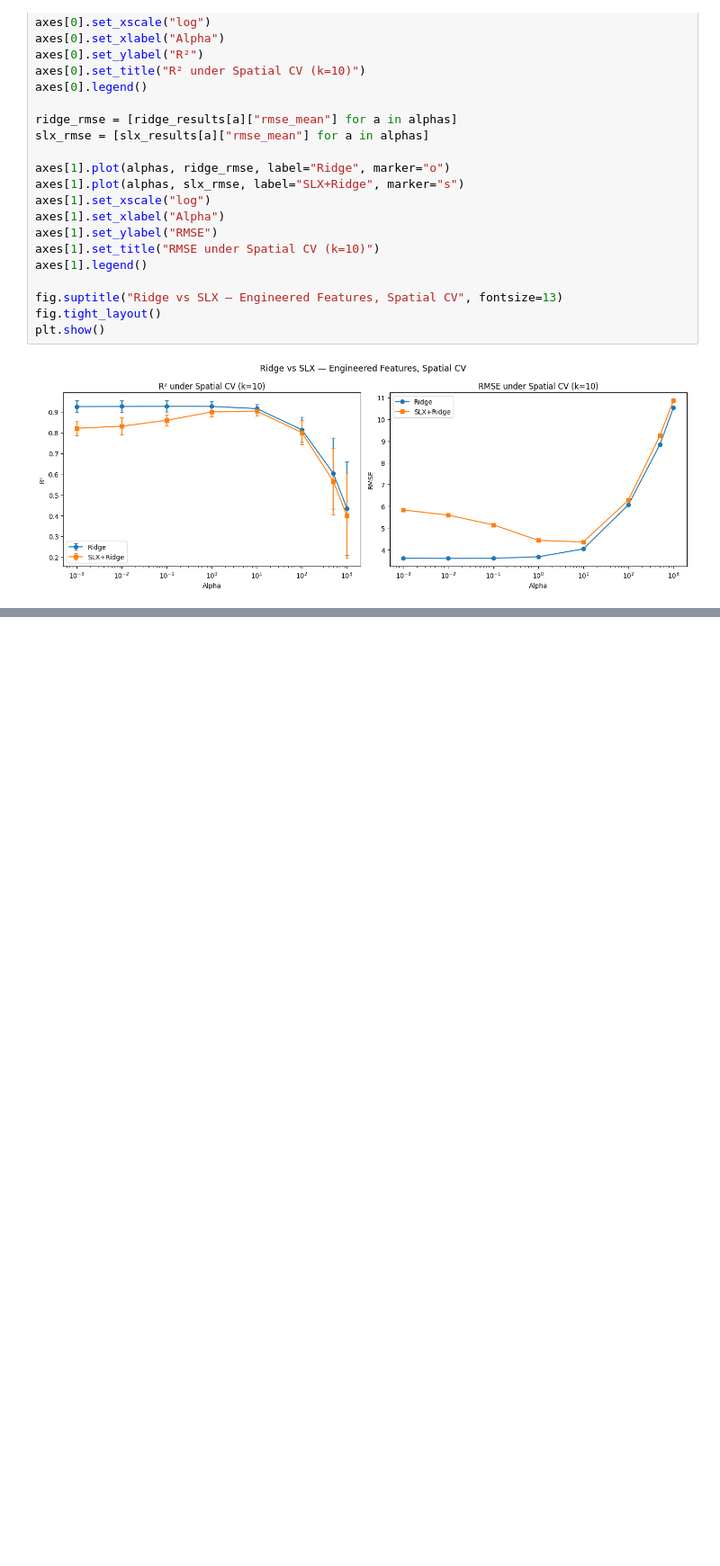
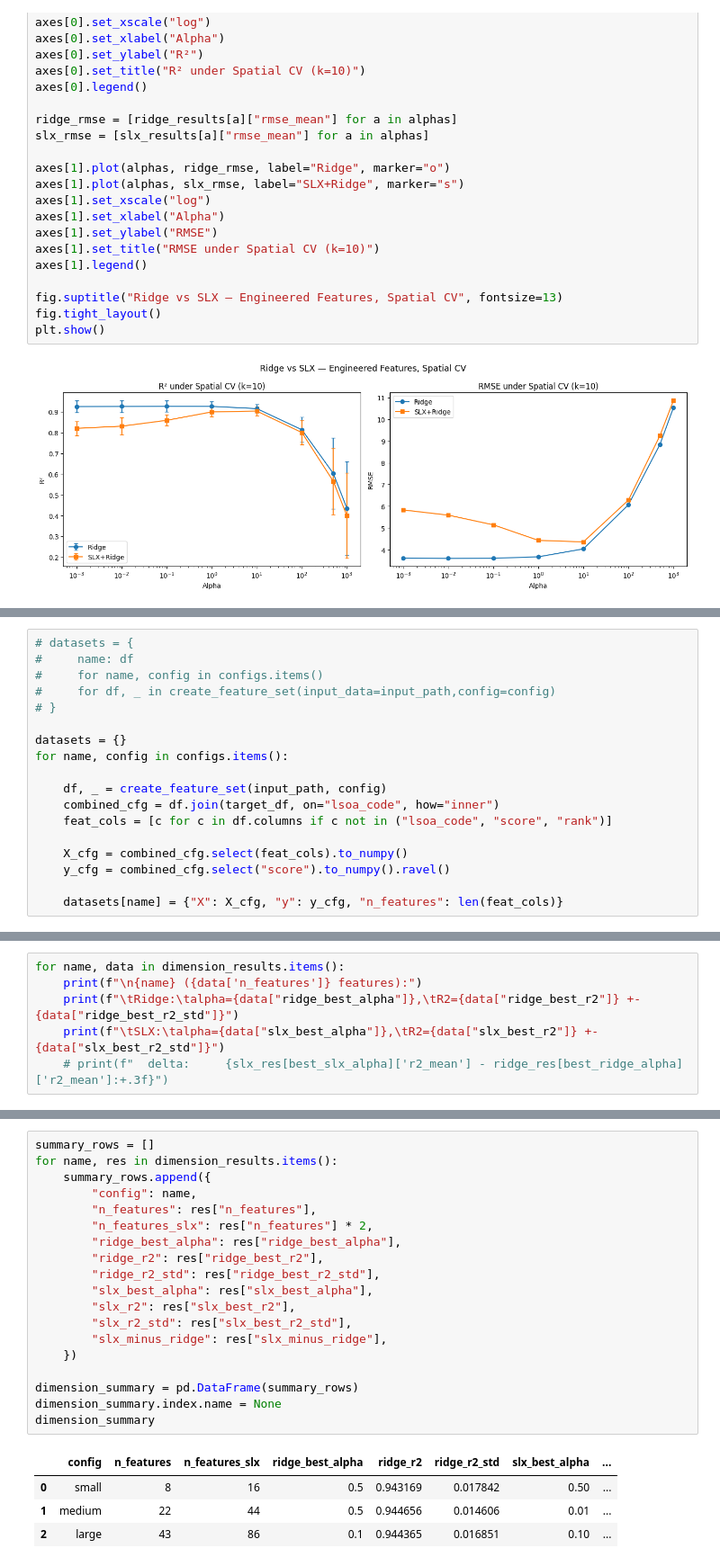
Before and after one commit to bristol-fused-indicators/imd_feature_engineering, a Jupyter notebook: notebooks/7_ridge_vs_slx.ipynb, the cells around one changed output, grey strips where cells are left out. Shown at 90% size. Saved outputs shown, nothing was run; the diff lists cells and outputs as text; blank space fills up the shorter version.

Commit message:
notebook - comparison of ridge and slx with different configs

```diff
--- a/notebooks/7_ridge_vs_slx.ipynb
+++ b/notebooks/7_ridge_vs_slx.ipynb
@@ -159,0 +333,18 @@ Next would be to repeat on a feature set that contains only features with a buff
+# %%
+# datasets = {
+#     name: df
+#     for name, config in configs.items()
+#     for df, _ in create_feature_set(input_data=input_path,config=config)
+# }
+
+datasets = {}
+for name, config in configs.items():
+
+    df, _ = create_feature_set(input_path, config)
+    combined_cfg = df.join(target_df, on="lsoa_code", how="inner")
+    feat_cols = [c for c in df.columns if c not in ("lsoa_code", "score", "rank")]
+
+    X_cfg = combined_cfg.select(feat_cols).to_numpy()
+    y_cfg = combined_cfg.select("score").to_numpy().ravel()
+
+    datasets[name] = {"X": X_cfg, "y": y_cfg, "n_features": len(feat_cols)}
@@ -159,0 +403,6 @@ Next would be to repeat on a feature set that contains only features with a buff
+# %%
+for name, data in dimension_results.items():
+    print(f"\n{name} ({data['n_features']} features):")
+    print(f"\tRidge:\talpha={data["ridge_best_alpha"]},\tR2={data["ridge_best_r2"]} +- {data["ridge_best_r2_std"]}")
+    print(f"\tSLX:\talpha={data["slx_best_alpha"]},\tR2={data["slx_best_r2"]} +- {data["slx_best_r2_std"]}")
+    # print(f"  delta:     {slx_res[best_slx_alpha]['r2_mean'] - ridge_res[best_ridge_alpha]['r2_mean']:+.3f}")
@@ -159,0 +421,24 @@ Next would be to repeat on a feature set that contains only features with a buff
+# %%
+summary_rows = []
+for name, res in dimension_results.items():
+    summary_rows.append({
+        "config": name,
+        "n_features": res["n_features"],
+        "n_features_slx": res["n_features"] * 2,
+        "ridge_best_alpha": res["ridge_best_alpha"],
+        "ridge_r2": res["ridge_best_r2"],
+        "ridge_r2_std": res["ridge_best_r2_std"],
+        "slx_best_alpha": res["slx_best_alpha"],
+        "slx_r2": res["slx_best_r2"],
+        "slx_r2_std": res["slx_best_r2_std"],
+        "slx_minus_ridge": res["slx_minus_ridge"],
+    })
+
+dimension_summary = pd.DataFrame(summary_rows)
+dimension_summary.index.name = None
+dimension_summary
+# %% [output]
+|  | config | n_features | n_features_slx | ridge_best_alpha | ridge_r2 | ridge_r2_std | slx_best_alpha | ... |
+| 0 | small | 8 | 16 | 0.5 | 0.943169 | 0.017842 | 0.50 | ... |
+| 1 | medium | 22 | 44 | 0.5 | 0.944656 | 0.014606 | 0.01 | ... |
+| 2 | large | 43 | 86 | 0.1 | 0.944365 | 0.016851 | 0.10 | ... |
```
Also changed, not shown: parts of 11 cells of this notebook, 2 other files.
